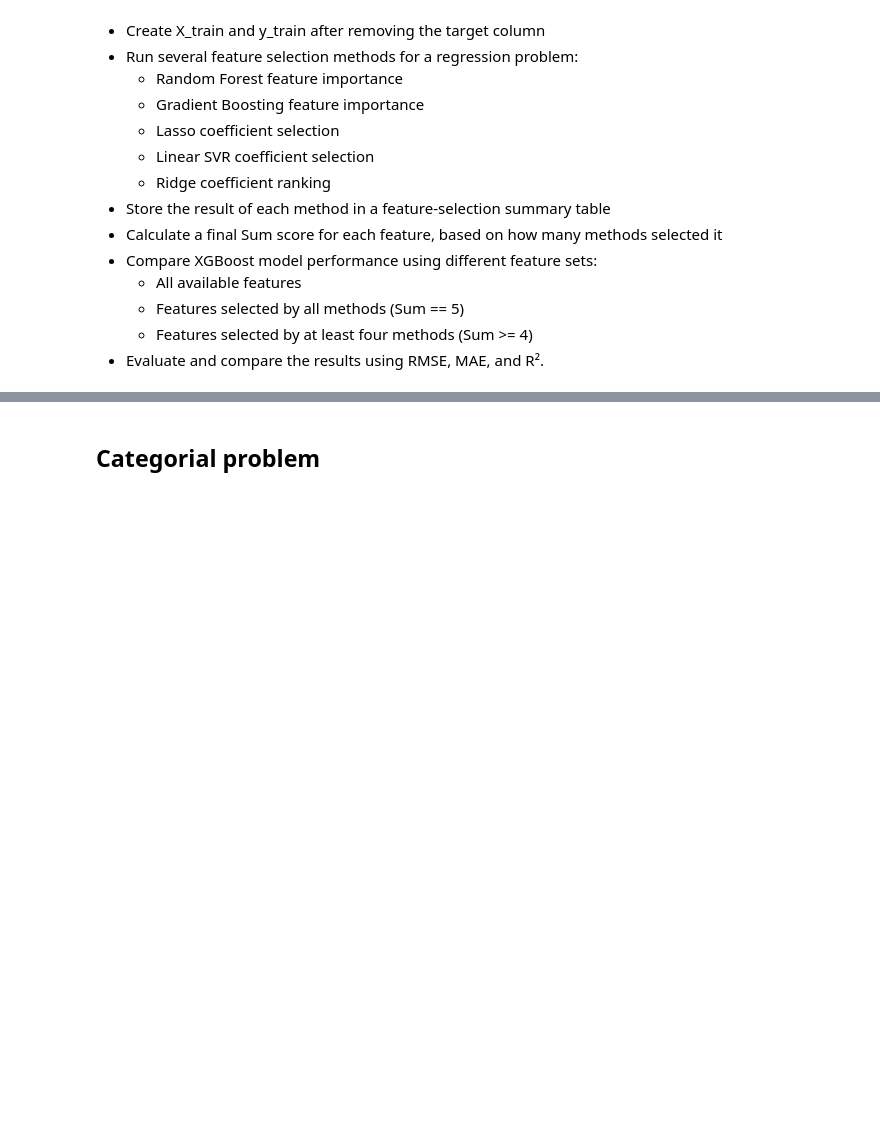
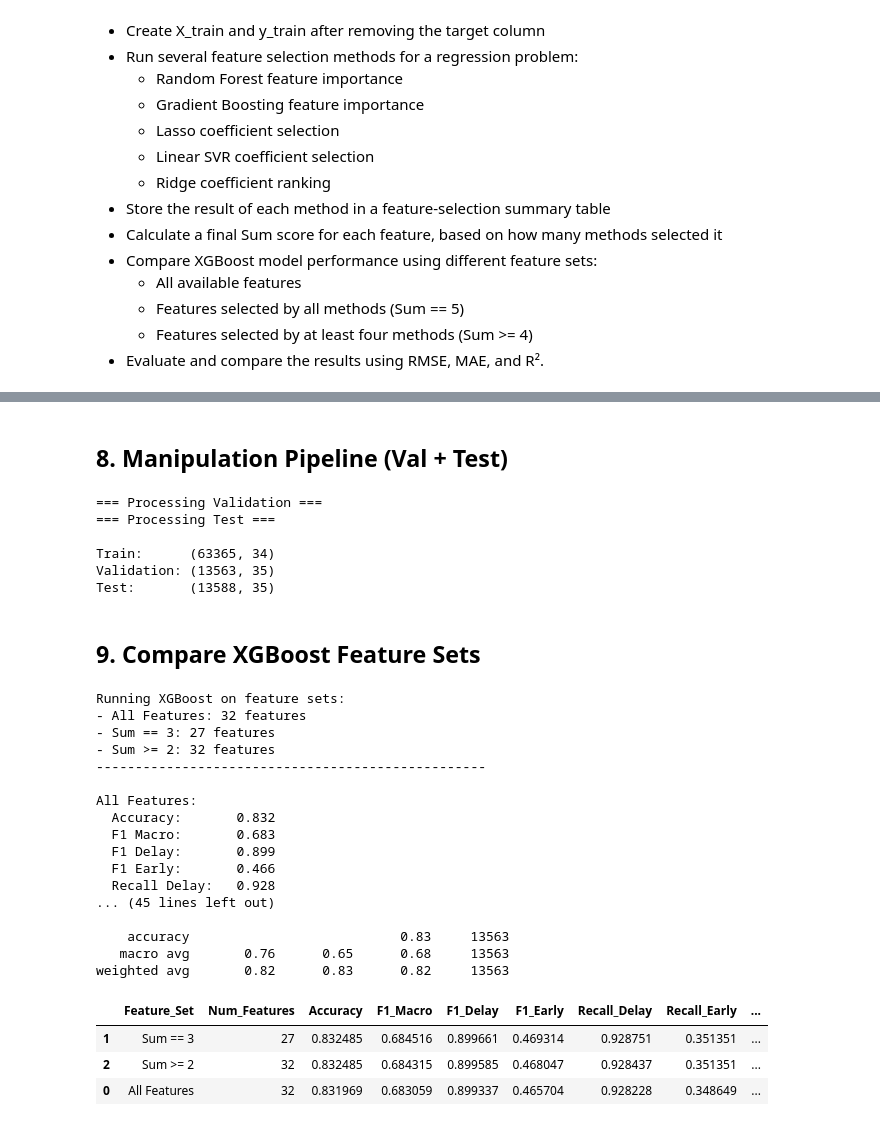
Before and after one commit to ofer-geo/public_transport_ML, a Jupyter notebook: notebooks/Data cleaning & manipulation.ipynb, the cells around one changed output, grey strips where cells are left out. Cells and saved outputs as stored; diff of their text form; code cells hidden in the pictures; blank space fills up the shorter version.

```diff
--- a/notebooks/Data cleaning & manipulation.ipynb
+++ b/notebooks/Data cleaning & manipulation.ipynb
@@ -765,2 +752,69 @@ Sum >= 4 → RMSE: 13.417, MAE: 8.008, R²: 0.466
-# %% [markdown]
-## Categorial problem
+# %% [markdown]
+## 8. Manipulation Pipeline (Val + Test)
+# %%
+val_df   = pd.read_csv(r'../data/model_datasets/val_df.csv', encoding='utf-8-sig')
+test_df  = pd.read_csv(r'../data/model_datasets/test_df.csv', encoding='utf-8-sig')
+
+# חשב early_rate_map מהטריין בלבד
+early_rate_map = train_df.groupby('route_id')['target'].apply(
+    lambda x: (x == 'early').mean()
+).to_dict()
+
+# Val
+print("=== Processing Validation ===")
+val_df, _ = manipulate_df_process(val_df, ref_df=train_df, te=te, early_rate_map=early_rate_map)
+val_df = drop_unnecessary_columns(val_df)
+
+# Test
+print("=== Processing Test ===")
+test_df, _ = manipulate_df_process(test_df, ref_df=train_df, te=te, early_rate_map=early_rate_map)
+test_df = drop_unnecessary_columns(test_df)
+
+print(f"\nTrain:      {train_df.shape}")
+print(f"Validation: {val_df.shape}")
+print(f"Test:       {test_df.shape}")
+# %% [output]
+=== Processing Validation ===
+=== Processing Test ===
+
+Train:      (63365, 34)
+Validation: (13563, 35)
+Test:       (13588, 35)
+# %% [markdown]
+## 9. Compare XGBoost Feature Sets
+# %%
+cols_to_exclude = ['target', 'duration_difference_min']
+X_val = val_df.drop(columns=cols_to_exclude, errors='ignore')
+y_val = val_df['target']
+
+# המר כל עמודות category ל-int
+for col in X_train.select_dtypes(include='category').columns:
+    X_train[col] = X_train[col].astype(int)
+
+for col in X_val.select_dtypes(include='category').columns:
+    X_val[col] = X_val[col].astype(int)
+
+results_df = compare_xgb_feature_sets(X_train, y_train, X_val, y_val, selection_df)
+results_df
+# %% [output]
+Running XGBoost on feature sets:
+- All Features: 32 features
+- Sum == 3: 27 features
+- Sum >= 2: 32 features
+--------------------------------------------------
+
+All Features:
+  Accuracy:       0.832
+  F1 Macro:       0.683
+  F1 Delay:       0.899
+  F1 Early:       0.466
+  Recall Delay:   0.928
+... (45 lines left out)
+
+    accuracy                           0.83     13563
+   macro avg       0.76      0.65      0.68     13563
+weighted avg       0.82      0.83      0.82     13563
+|  | Feature_Set | Num_Features | Accuracy | F1_Macro | F1_Delay | F1_Early | Recall_Delay | Recall_Early | ... |
+| 1 | Sum == 3 | 27 | 0.832485 | 0.684516 | 0.899661 | 0.469314 | 0.928751 | 0.351351 | ... |
+| 2 | Sum >= 2 | 32 | 0.832485 | 0.684315 | 0.899585 | 0.468047 | 0.928437 | 0.351351 | ... |
+| 0 | All Features | 32 | 0.831969 | 0.683059 | 0.899337 | 0.465704 | 0.928228 | 0.348649 | ... |
```
Also changed, not shown: parts of 24 cells of this notebook.
